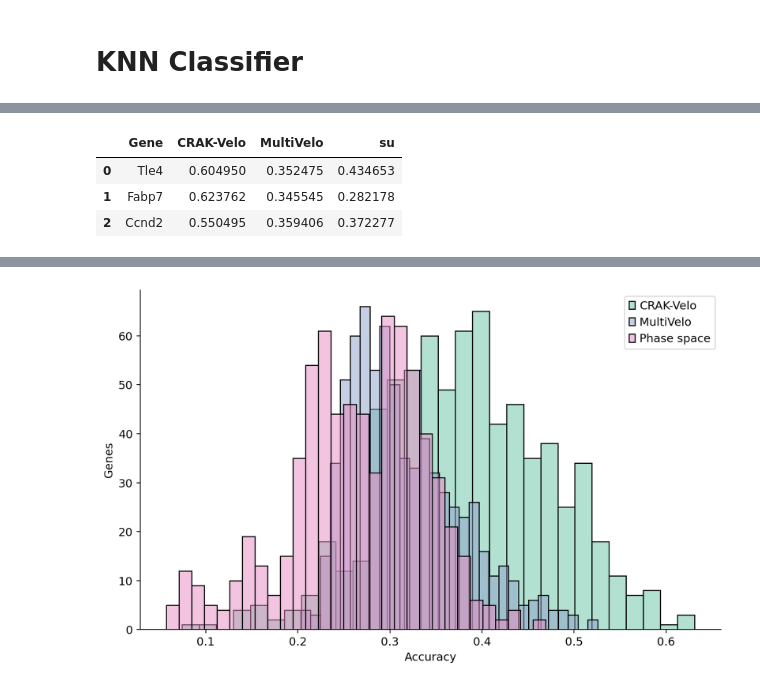
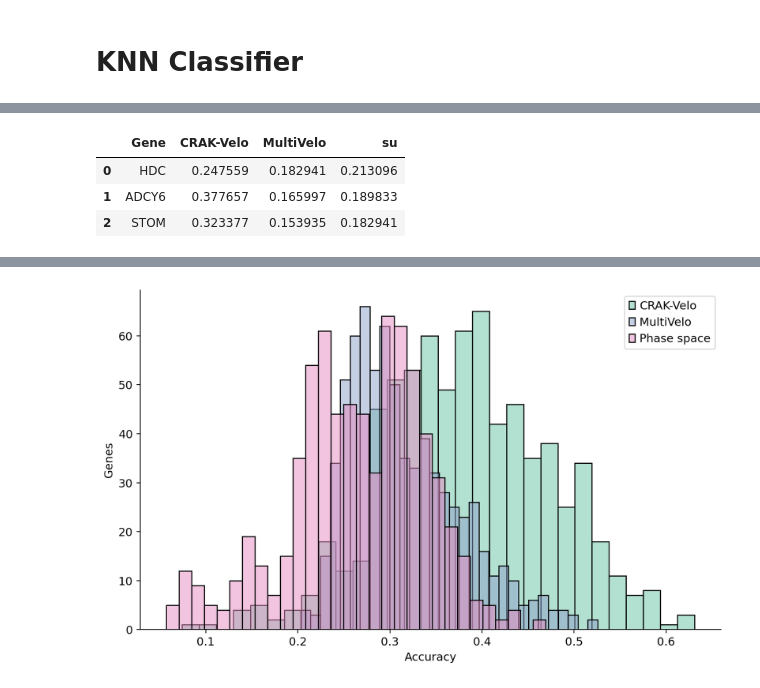
Before and after one commit to StatBiomed/CRAK-Velo, a Jupyter notebook: notebooks/Fitted_regions_genes.ipynb, the cells around one changed output, grey strips where cells are left out. Cells and saved outputs as stored; diff of their text form; code cells hidden in the pictures.

```diff
--- a/notebooks/Fitted_regions_genes.ipynb
+++ b/notebooks/Fitted_regions_genes.ipynb
@@ -195,3 +194,30 @@ plt.savefig(fig_path+'cu_Multivelo_mouse_brain.png', dpi=300)
 w = np.multiply(adata.varm["fit_region_weights"],B.T )
 c_ = np.where(w!=0)[1]
 r_ = np.where(w!=0)[0]
+# %%
+def region_unspliced_kinetics(adata, adata_atac, B, gene_name, interval = 0.05):
+
+    w = np.multiply(adata.varm["fit_region_weights"],B.T )
+    c = np.where(w!=0)[1]
+    r = np.where(w!=0)[0]
+
+    gene_number = np.where(adata.var_names == gene_name)[0][0]
+    r_g = adata.varm["fit_region_weights"][gene_number, c[r == gene_number]]
+
+    phi_r = adata_atac.obsm["cisTopic"][:, c[r == gene_number]]
+
+    if phi_r.shape[1] != 0:
+
+        time = np.zeros([phi_r.shape[1],int(1/interval)])
+        c = np.zeros([phi_r.shape[1],int(1/interval)])
+
+        for i in np.arange(0,phi_r.shape[1]):
+            time[i,:], c[i,:] = average_over_intervals(r_g[i]*phi_r[:,i],adata.obs["latent_time"], interval)
+
+        t, u_avg = average_over_intervals(adata.layers["Mu"][:,gene_number],
+                                                adata.obs["latent_time"], interval)
+
+        return time, c, u_avg
+
+    else:
+        print('No regions associated to '+str(gene_name)+" is found in the dataset")
@@ -197,0 +235,4 @@ r_ = np.where(w!=0)[0]
+# %%
+gene_name = 'KLF1'
+time, c, u_avg = region_unspliced_kinetics(adata, adata_atac, B, gene_name, interval = 0.05)
+region_kinetic_plot(adata,adata_atac,gene_name, time, c, u_avg,B)
@@ -198,5 +242,5 @@ r_ = np.where(w!=0)[0]
 # %%
-gene_name =  "Arx"
+gene_name =  "KLF1"
 
 
 gene_number = np.where(adata.var_names == gene_name)[0][0]
@@ -262,7 +304,8 @@ from sklearn.metrics import confusion_matrix,accuracy_score
 from sklearn.manifold import TSNE
 # %%
 adata_ = adata[:,u_dot_atac.sum(axis=0) != 0]
-gene_list = np.intersect1d(adata_.var_names, adata_mv.var_names)
+#gene_list = np.intersect1d(adata_.var_names, adata_mv.var_names)
+gene_list = np.intersect1d(gene_list, adata_mv.var_names)
 # %%
 len(gene_list)
 # %% [output]
@@ -329,31 +372,31 @@ np.savetxt(fig_path + "KNN_MultiVelo.csv", acc_mv, delimiter=",")
 np.savetxt(fig_path + "KNN_su.csv", acc_su, delimiter=",")
 # %%
 acc_, cm = class_cu (adata, gene_list_, key = 'celltype')
-acc_mv_, cm_mv = class_cu (adata_mv, gene_list_, key = 'celltype')
+acc_mv_, cm_mv = class_cu (adata_mv, gene_list_, key = 'leiden')
 acc_su_, cm_su = class_su (adata, gene_list_, key = 'celltype')
 
 data = {
     'CRAK-Velo': acc_,
     'MultiVelo':acc_mv_,
     'su':acc_su_
 }
 
 # Create a DataFrame from the dictionary, with genes as the row index
 df = pd.DataFrame(data, index=gene_list_)
 
 df = df.reset_index()
 
 
 df = df.rename(columns={'index': 'Gene'})
 
-df.to_csv(fig_path+"three_genes_KNN.csv", index=False)
+#df.to_csv(fig_path+"three_genes_KNN.csv", index=False)
 
 df
 # %% [output]
 |  | Gene | CRAK-Velo | MultiVelo | su |
-| 0 | Tle4 | 0.604950 | 0.352475 | 0.434653 |
-| 1 | Fabp7 | 0.623762 | 0.345545 | 0.282178 |
-| 2 | Ccnd2 | 0.550495 | 0.359406 | 0.372277 |
+| 0 | HDC | 0.247559 | 0.182941 | 0.213096 |
+| 1 | ADCY6 | 0.377657 | 0.165997 | 0.189833 |
+| 2 | STOM | 0.323377 | 0.153935 | 0.182941 |
 # %%
 def cm_matrix(cm, adata, key = 'celltype', figsize=(8, 6)):
 
```
Also changed, not shown: parts of 26 cells of this notebook, 15 other files.
